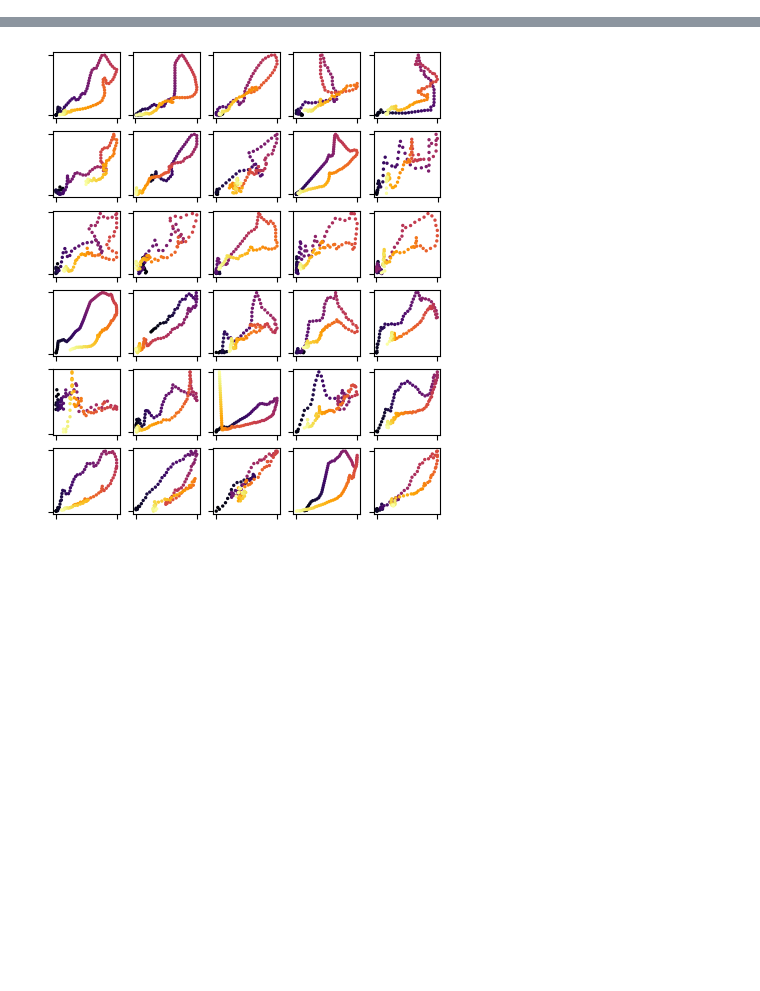
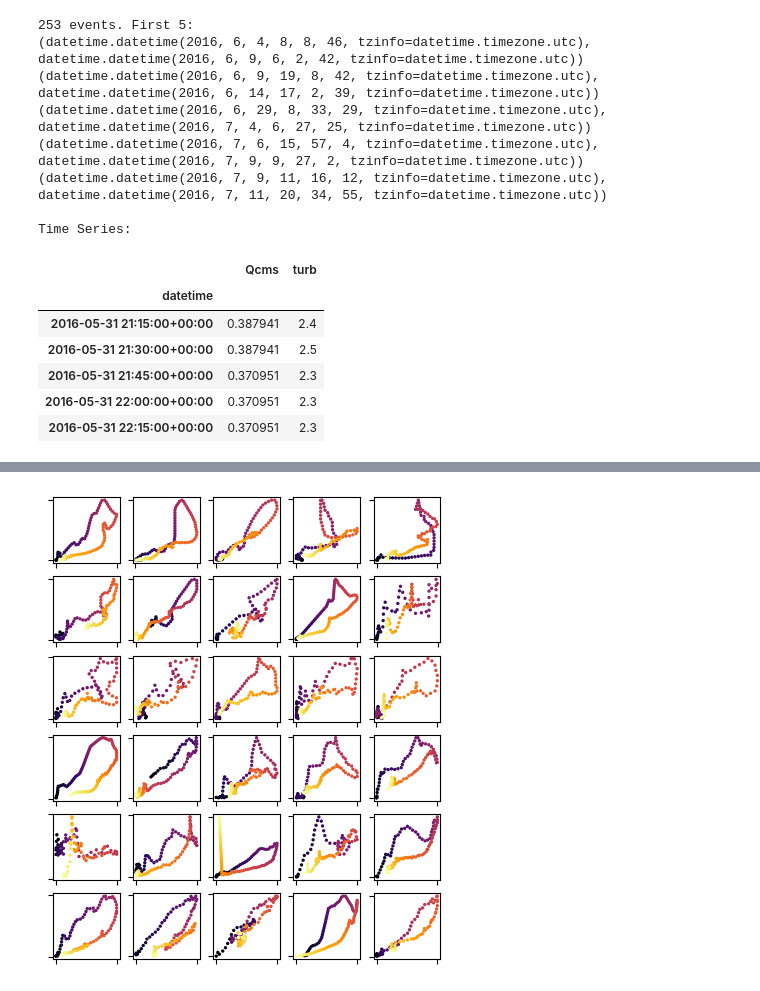
Before and after one commit to ArlexMR/HySOM, a Jupyter notebook: docs/tutorials/analyse_TQ_data.ipynb, the cells around one changed output, grey strips where cells are left out. Cells and saved outputs as stored; diff of their text form; code cells hidden in the pictures; blank space fills up the shorter version.

```diff
--- a/docs/tutorials/analyse_TQ_data.ipynb
+++ b/docs/tutorials/analyse_TQ_data.ipynb
@@ -17,4 +25,25 @@ from typing import Any
 # %%
 qt = pd.DataFrame(get_01191000_qt_data())
 qt.set_index("datetime", inplace=True, drop=True)
 event_times = get_01191000_events_data()
+
+print(f"{len(event_times)} events. First 5:")
+print(*event_times[:5], sep= "\n")
+print("\nTime Series:")
+qt.head()
+# %% [output]
+253 events. First 5:
+(datetime.datetime(2016, 6, 4, 8, 8, 46, tzinfo=datetime.timezone.utc), datetime.datetime(2016, 6, 9, 6, 2, 42, tzinfo=datetime.timezone.utc))
+(datetime.datetime(2016, 6, 9, 19, 8, 42, tzinfo=datetime.timezone.utc), datetime.datetime(2016, 6, 14, 17, 2, 39, tzinfo=datetime.timezone.utc))
+(datetime.datetime(2016, 6, 29, 8, 33, 29, tzinfo=datetime.timezone.utc), datetime.datetime(2016, 7, 4, 6, 27, 25, tzinfo=datetime.timezone.utc))
+(datetime.datetime(2016, 7, 6, 15, 57, 4, tzinfo=datetime.timezone.utc), datetime.datetime(2016, 7, 9, 9, 27, 2, tzinfo=datetime.timezone.utc))
+(datetime.datetime(2016, 7, 9, 11, 16, 12, tzinfo=datetime.timezone.utc), datetime.datetime(2016, 7, 11, 20, 34, 55, tzinfo=datetime.timezone.utc))
+
+Time Series:
+|  | Qcms | turb |
+| datetime |  |  |
+| 2016-05-31 21:15:00+00:00 | 0.387941 | 2.4 |
+| 2016-05-31 21:30:00+00:00 | 0.387941 | 2.5 |
+| 2016-05-31 21:45:00+00:00 | 0.370951 | 2.3 |
+| 2016-05-31 22:00:00+00:00 | 0.370951 | 2.3 |
+| 2016-05-31 22:15:00+00:00 | 0.370951 | 2.3 |
```
Also changed, not shown: parts of 31 cells of this notebook, 6 other files.
